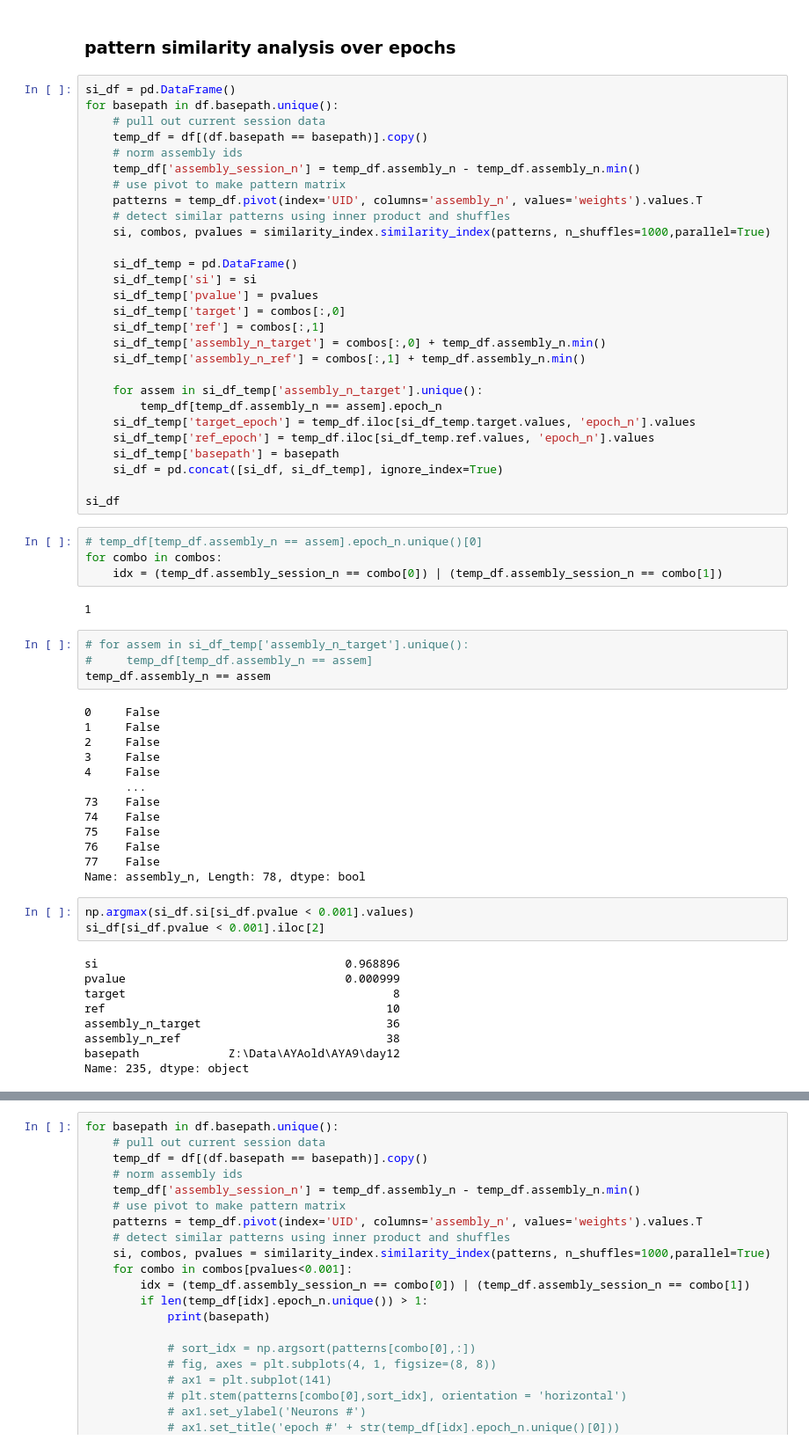
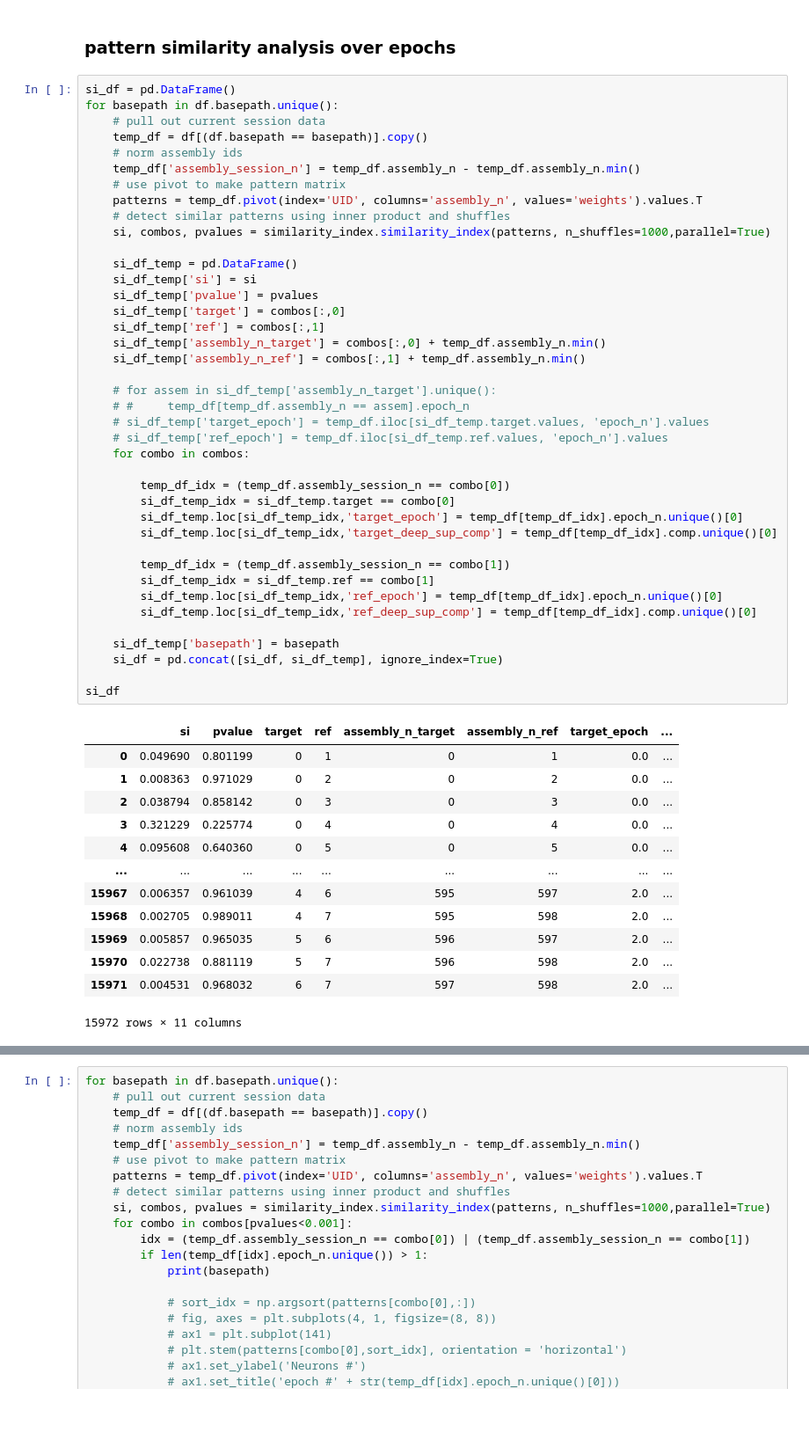
Before and after one commit to ryanharvey1/ripple_heterogeneity, a Jupyter notebook: scripts/assembly/assembly_pre_task_post.ipynb, the cells around one changed output, grey strips where cells are left out. Shown at 88% size. Drawn from its saved outputs; the diff is of its cells as text; blank space fills up the shorter version.

```diff
--- a/scripts/assembly/assembly_pre_task_post.ipynb
+++ b/scripts/assembly/assembly_pre_task_post.ipynb
@@ -441,63 +479,54 @@ df
 # %%
 si_df = pd.DataFrame()
 for basepath in df.basepath.unique():
     # pull out current session data
     temp_df = df[(df.basepath == basepath)].copy()
     # norm assembly ids
     temp_df['assembly_session_n'] = temp_df.assembly_n - temp_df.assembly_n.min()
     # use pivot to make pattern matrix
     patterns = temp_df.pivot(index='UID', columns='assembly_n', values='weights').values.T
     # detect similar patterns using inner product and shuffles
     si, combos, pvalues = similarity_index.similarity_index(patterns, n_shuffles=1000,parallel=True)
 
     si_df_temp = pd.DataFrame()
     si_df_temp['si'] = si
     si_df_temp['pvalue'] = pvalues
     si_df_temp['target'] = combos[:,0]
     si_df_temp['ref'] = combos[:,1]
     si_df_temp['assembly_n_target'] = combos[:,0] + temp_df.assembly_n.min()
     si_df_temp['assembly_n_ref'] = combos[:,1] + temp_df.assembly_n.min()
 
-    for assem in si_df_temp['assembly_n_target'].unique():
-        temp_df[temp_df.assembly_n == assem].epoch_n
-    si_df_temp['target_epoch'] = temp_df.iloc[si_df_temp.target.values, 'epoch_n'].values
-    si_df_temp['ref_epoch'] = temp_df.iloc[si_df_temp.ref.values, 'epoch_n'].values
+    # for assem in si_df_temp['assembly_n_target'].unique():
+    # #     temp_df[temp_df.assembly_n == assem].epoch_n
+    # si_df_temp['target_epoch'] = temp_df.iloc[si_df_temp.target.values, 'epoch_n'].values
+    # si_df_temp['ref_epoch'] = temp_df.iloc[si_df_temp.ref.values, 'epoch_n'].values
+    for combo in combos:
+
+        temp_df_idx = (temp_df.assembly_session_n == combo[0])
+        si_df_temp_idx = si_df_temp.target == combo[0]
+        si_df_temp.loc[si_df_temp_idx,'target_epoch'] = temp_df[temp_df_idx].epoch_n.unique()[0]
+        si_df_temp.loc[si_df_temp_idx,'target_deep_sup_comp'] = temp_df[temp_df_idx].comp.unique()[0]
+
+        temp_df_idx = (temp_df.assembly_session_n == combo[1])
+        si_df_temp_idx = si_df_temp.ref == combo[1]
+        si_df_temp.loc[si_df_temp_idx,'ref_epoch'] = temp_df[temp_df_idx].epoch_n.unique()[0]
+        si_df_temp.loc[si_df_temp_idx,'ref_deep_sup_comp'] = temp_df[temp_df_idx].comp.unique()[0]
+
     si_df_temp['basepath'] = basepath
     si_df = pd.concat([si_df, si_df_temp], ignore_index=True)
 
 si_df
+# %% [output]
+|  | si | pvalue | target | ref | assembly_n_target | assembly_n_ref | target_epoch | ... |
+| 0 | 0.049690 | 0.801199 | 0 | 1 | 0 | 1 | 0.0 | ... |
+| 1 | 0.008363 | 0.971029 | 0 | 2 | 0 | 2 | 0.0 | ... |
+| 2 | 0.038794 | 0.858142 | 0 | 3 | 0 | 3 | 0.0 | ... |
+| 3 | 0.321229 | 0.225774 | 0 | 4 | 0 | 4 | 0.0 | ... |
+| 4 | 0.095608 | 0.640360 | 0 | 5 | 0 | 5 | 0.0 | ... |
+| ... | ... | ... | ... | ... | ... | ... | ... | ... |
+| 15967 | 0.006357 | 0.961039 | 4 | 6 | 595 | 597 | 2.0 | ... |
+| 15968 | 0.002705 | 0.989011 | 4 | 7 | 595 | 598 | 2.0 | ... |
+| 15969 | 0.005857 | 0.965035 | 5 | 6 | 596 | 597 | 2.0 | ... |
+| 15970 | 0.022738 | 0.881119 | 5 | 7 | 596 | 598 | 2.0 | ... |
+| 15971 | 0.004531 | 0.968032 | 6 | 7 | 597 | 598 | 2.0 | ... |
+15972 rows × 11 columns
-# %%
-# temp_df[temp_df.assembly_n == assem].epoch_n.unique()[0]
-for combo in combos:
-    idx = (temp_df.assembly_session_n == combo[0]) | (temp_df.assembly_session_n == combo[1])
-# %% [output]
-1
-# %%
-# for assem in si_df_temp['assembly_n_target'].unique():
-#     temp_df[temp_df.assembly_n == assem]
-temp_df.assembly_n == assem
-# %% [output]
-0     False
-1     False
-2     False
-3     False
-4     False
-      ...
-73    False
-74    False
-75    False
-76    False
-77    False
-Name: assembly_n, Length: 78, dtype: bool
-# %%
-np.argmax(si_df.si[si_df.pvalue < 0.001].values)
-si_df[si_df.pvalue < 0.001].iloc[2]
-# %% [output]
-si                                    0.968896
-pvalue                                0.000999
-target                                       8
-ref                                         10
-assembly_n_target                           36
-assembly_n_ref                              38
-basepath             Z:\Data\AYAold\AYA9\day12
-Name: 235, dtype: object
```
Also changed, not shown: parts of 7 cells of this notebook.
